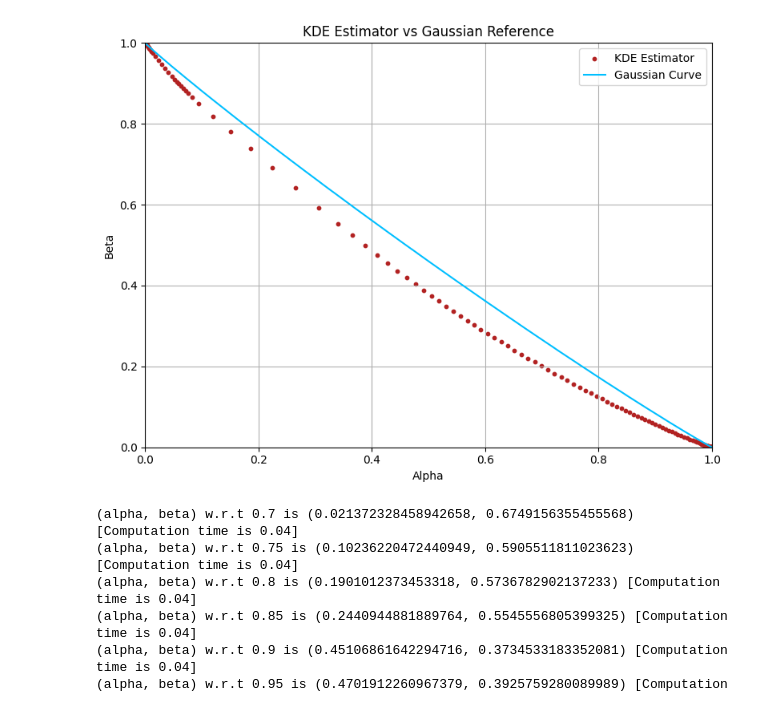
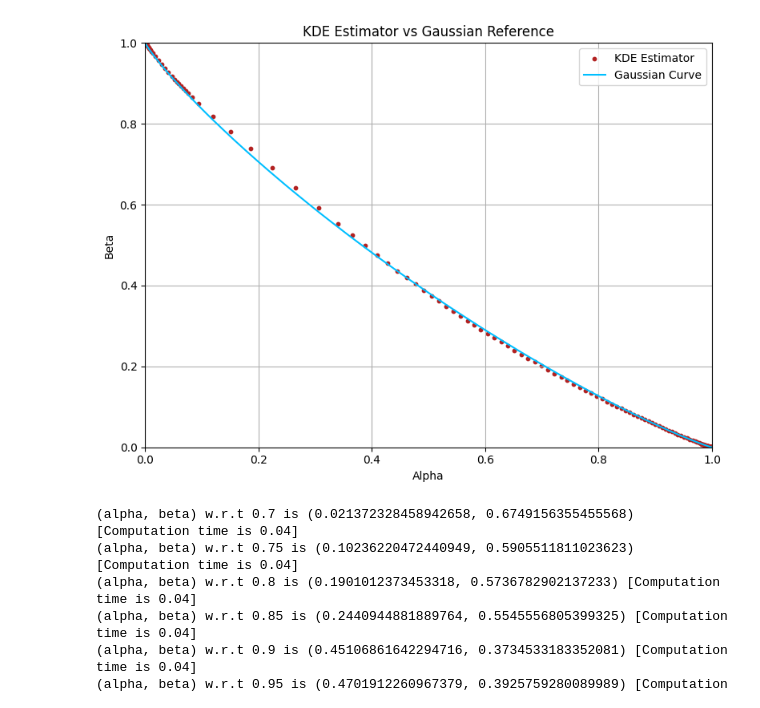
Before and after one commit to hadimalik12/fdp-estimation, a Jupyter notebook: notebook/ptlr estimation/sgd__test.ipynb, the cells around one changed output. Drawn from its saved outputs; the diff is of its cells as text; code cells hidden in the pictures.

```diff
--- a/notebook/ptlr estimation/sgd__test.ipynb
+++ b/notebook/ptlr estimation/sgd__test.ipynb
@@ -37,27 +37,27 @@ output_df = KDE_Estimator_from_samples(eta_max, h, p, q)
 # %%
 # Plot the results
 alpha_list = output_df["alpha"]
 beta_list = output_df["beta"]
 
 plt.figure(figsize=(8, 6))
 plt.scatter(alpha_list, beta_list, color="firebrick", s=10, label="KDE Estimator")
 
 # Plot Gaussian reference curve
 alpha_values = np.linspace(1e-6, 1 - 1e-6, 1000)  # avoid ppf(0) or ppf(1) for safety
-gaussian_values = Gaussian_curve(alpha_values, mean_difference = 0.1)
+gaussian_values = Gaussian_curve(alpha_values, mean_difference = 0.3)
 plt.plot(alpha_values, gaussian_values, color="deepskyblue", linewidth=1.5, label="Gaussian Curve")
 
 plt.ylim(0, 1)
 plt.xlim(0, 1)
 plt.xlabel("Alpha")
 plt.ylabel("Beta")
 plt.title("KDE Estimator vs Gaussian Reference")
 plt.legend()
 plt.grid(True)
 plt.tight_layout()
 plt.show()
 # %% [output]
-[figure, old version]
+[figure, new version]
 # %%
 from classifier.kNN import train_kNN_model
 from utils.utils import _ensure_2dim, DUMMY_CONSTANT
```
Also changed, not shown: 12 other files.
